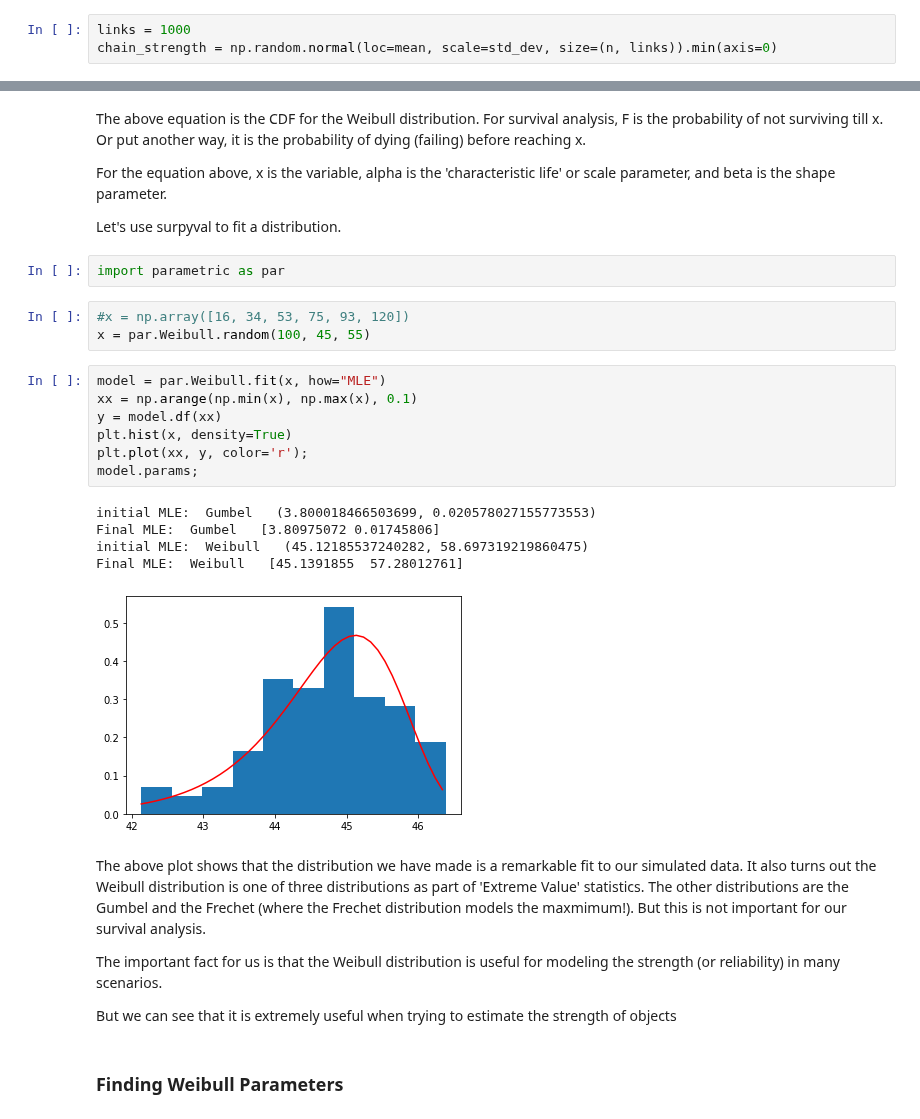
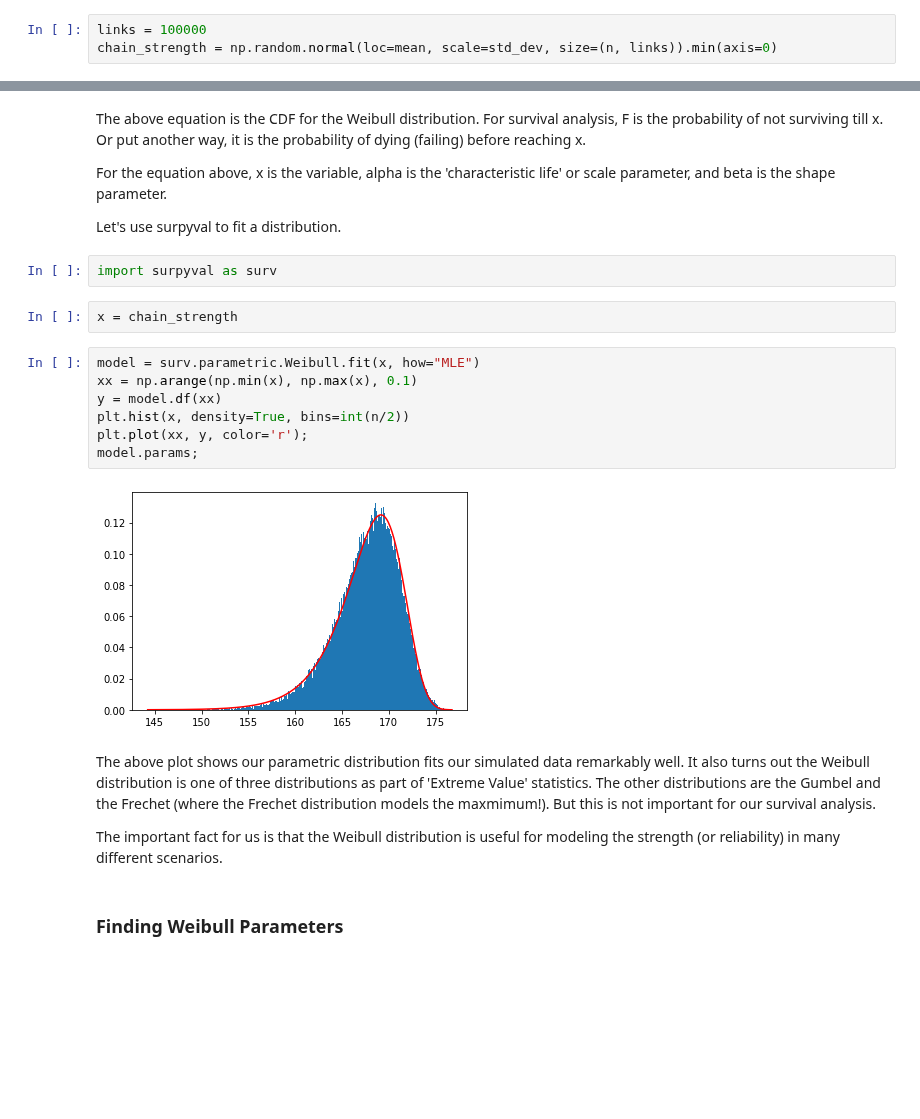
Before and after one commit to derrynknife/SurPyval, a Jupyter notebook: guides/Parametric.ipynb, the cells around one changed output, grey strips where cells are left out. Drawn from its saved outputs; the diff is of its cells as text; blank space fills up the shorter version.

Commit message:
Packaged surpyval

```diff
--- a/guides/Parametric.ipynb
+++ b/guides/Parametric.ipynb
@@ -155,6 +28,6 @@ plt.hist(chain_strength, bins=n);
 # %% [markdown]
 That seems to be quite regularly distributed. What happens if we increase the number of links and the count of chains?
 # %%
-links = 1000
+links = 100000
 chain_strength = np.random.normal(loc=mean, scale=std_dev, size=(n, links)).min(axis=0)
 # %%
@@ -176,29 +49,22 @@ For the equation above, x is the variable, alpha is the 'characteristic life' or
 
 Let's use surpyval to fit a distribution.
 # %%
-import parametric as par
+import surpyval as surv
-# %%
-#x = np.array([16, 34, 53, 75, 93, 120])
-x = par.Weibull.random(100, 45, 55)
+# %%
+x = chain_strength
 # %%
-model = par.Weibull.fit(x, how="MLE")
+model = surv.parametric.Weibull.fit(x, how="MLE")
 xx = np.arange(np.min(x), np.max(x), 0.1)
 y = model.df(xx)
-plt.hist(x, density=True)
+plt.hist(x, density=True, bins=int(n/2))
 plt.plot(xx, y, color='r');
 model.params;
 # %% [output]
-initial MLE:  Gumbel   (3.800018466503699, 0.020578027155773553)
-Final MLE:  Gumbel   [3.80975072 0.01745806]
-initial MLE:  Weibull   (45.12185537240282, 58.697319219860475)
-Final MLE:  Weibull   [45.1391855  57.28012761]
-[figure, old version]
+[figure, new version]
 # %% [markdown]
-The above plot shows that the distribution we have made is a remarkable fit to our simulated data. It also turns out the Weibull distribution is one of three distributions as part of 'Extreme Value' statistics. The other distributions are the Gumbel and the Frechet (where the Frechet distribution models the maxmimum!). But this is not important for our survival analysis.
+The above plot shows our parametric distribution fits our simulated data remarkably well. It also turns out the Weibull distribution is one of three distributions as part of 'Extreme Value' statistics. The other distributions are the Gumbel and the Frechet (where the Frechet distribution models the maxmimum!). But this is not important for our survival analysis.
 
-The important fact for us is that the Weibull distribution is useful for modeling the strength (or reliability) in many scenarios.
-
-But we can see that it is extremely useful when trying to estimate the strength of objects
+The important fact for us is that the Weibull distribution is useful for modeling the strength (or reliability) in many different scenarios.
 # %% [markdown]
 ### Finding Weibull Parameters
 # %% [markdown]
```
Also changed, not shown: parts of 61 cells of this notebook, 2 other files.
